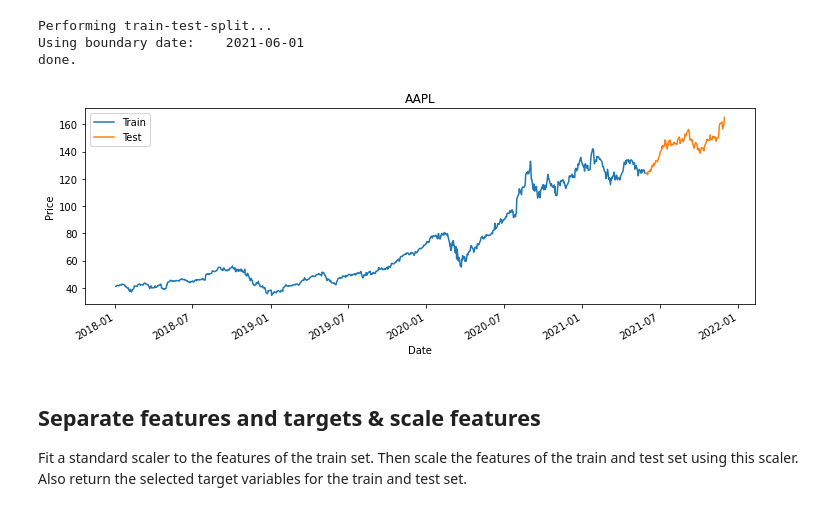
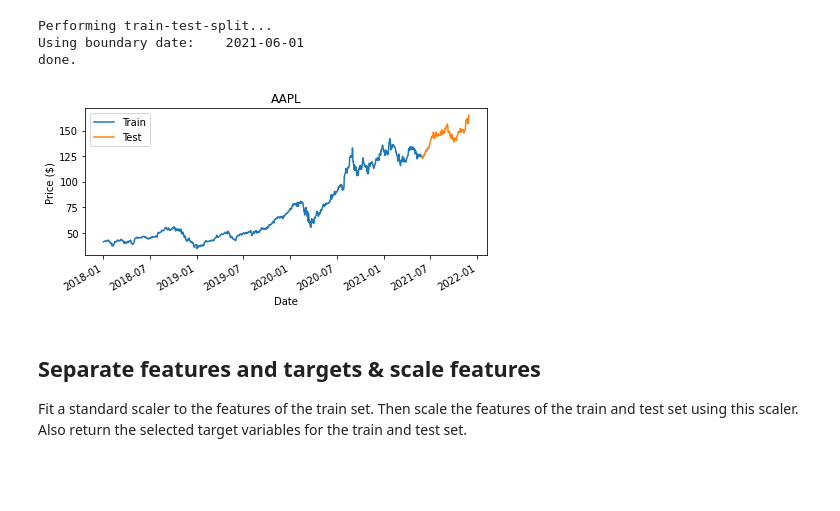
Before and after one commit to ruankie/naive-ml, a Jupyter notebook: notebooks/full-example.ipynb, the cells around one changed output. Drawn from its saved outputs; the diff is of its cells as text; code cells hidden in the pictures; blank space fills up the shorter version.

Commit message:
updated figure size and model names

```diff
--- a/notebooks/full-example.ipynb
+++ b/notebooks/full-example.ipynb
@@ -34,7 +34,7 @@ START_DATE = '2018-01-01'
 TRAIN_TEST_SPLIT_DATE = '2021-06-01'
 END_DATE = '2021-12-01'
 SAVE_FIGS = True
-FIGSIZE = (12,4)
+FIGSIZE = (7.2,3)
 DPI = 600
 RANDOM_SEED = 123
 pd.set_option("max_columns", None)
@@ -83,16 +83,16 @@ done.
 # %%
 plt.figure(figsize=FIGSIZE)
 train_df['Close'].plot(label='Train')
 test_df['Close'].plot(label='Test')
 plt.title(f'{TICKER}')
-plt.ylabel('Price')
+plt.ylabel('Price ($)')
 plt.xlabel('Date')
 plt.legend();
 
 if SAVE_FIGS:
     plt.savefig(f'../figures/train-test-{TICKER}.png', dpi=DPI, bbox_inches='tight', facecolor='White')
 # %% [output]
-[figure, old version]
+[figure, new version]
 # %% [markdown]
 ## Separate features and targets & scale features
 Fit a standard scaler to the features of the train set. Then scale the features of the train and test set using this scaler. Also return the selected target variables for the train and test set.
```
Also changed, not shown: parts of 10 cells of this notebook, 4 other files.
